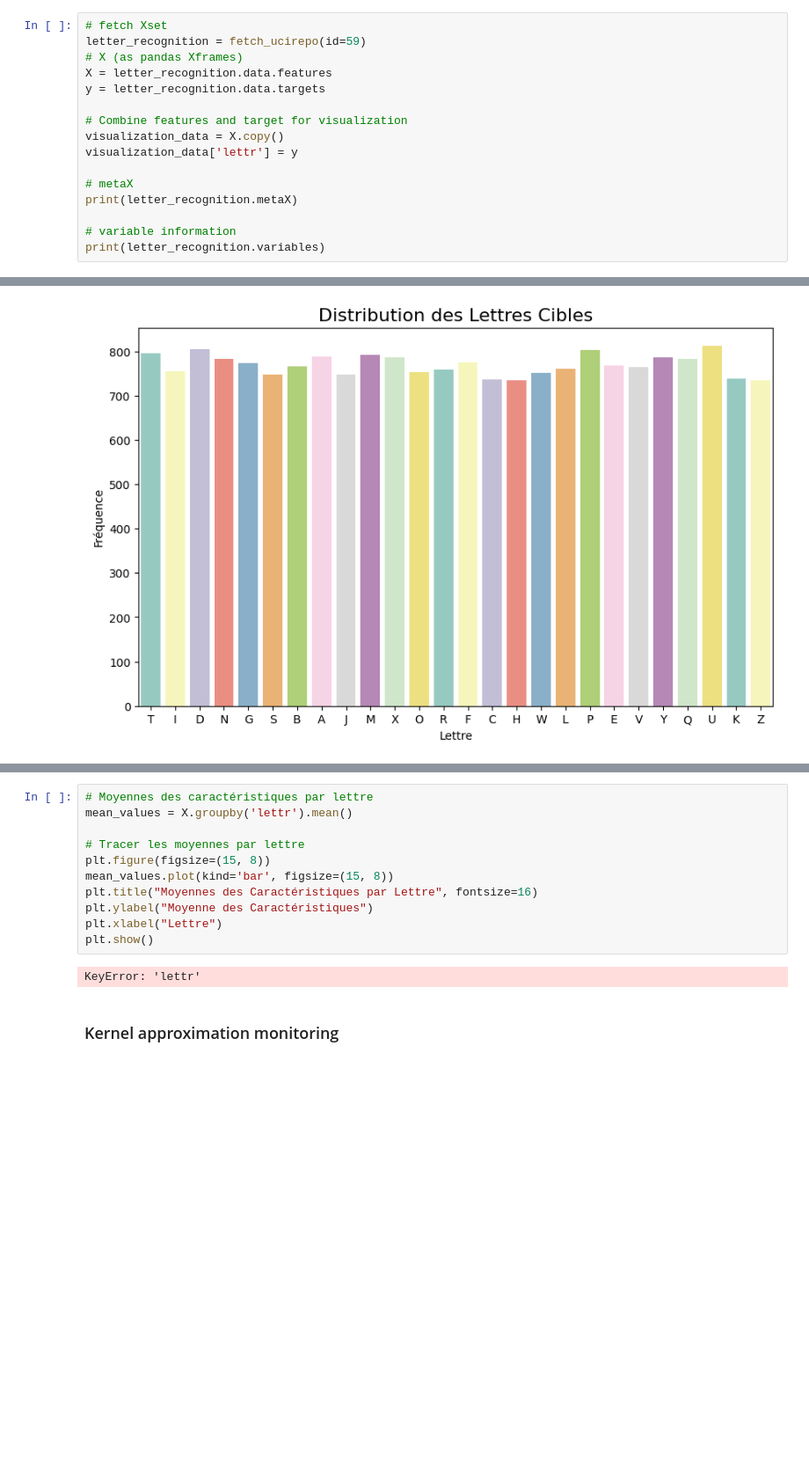
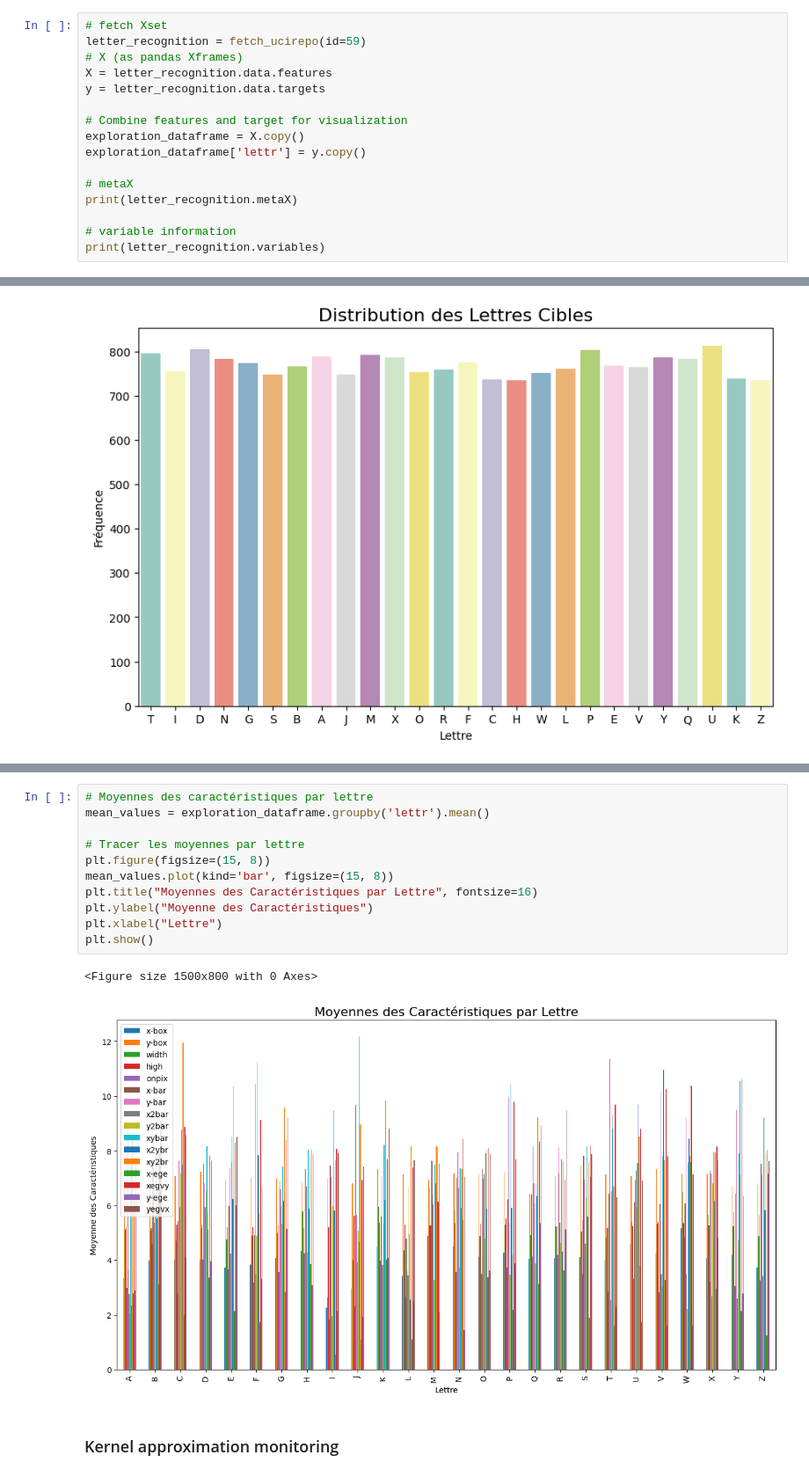
Before and after one commit to nourhez09/Kernel-approximation, a Jupyter notebook: letter_recognition.ipynb, the cells around one changed output, grey strips where cells are left out. Shown at 88% size. Cells and saved outputs as stored; diff of their text form; blank space fills up the shorter version.

```diff
--- a/letter_recognition.ipynb
+++ b/letter_recognition.ipynb
@@ -15,8 +15,8 @@ X = letter_recognition.data.features
 y = letter_recognition.data.targets
 
 # Combine features and target for visualization
-visualization_data = X.copy()
-visualization_data['lettr'] = y
+exploration_dataframe = X.copy()
+exploration_dataframe['lettr'] = y.copy()
 
 # metaX
 print(letter_recognition.metaX)
@@ -181,16 +172,17 @@ KeyError: 'lettr'
 # %%
 # Moyennes des caractéristiques par lettre
-mean_values = X.groupby('lettr').mean()
+mean_values = exploration_dataframe.groupby('lettr').mean()
 
 # Tracer les moyennes par lettre
 plt.figure(figsize=(15, 8))
 mean_values.plot(kind='bar', figsize=(15, 8))
 plt.title("Moyennes des Caractéristiques par Lettre", fontsize=16)
 plt.ylabel("Moyenne des Caractéristiques")
 plt.xlabel("Lettre")
 plt.show()
 # %% [output]
-KeyError: 'lettr'
+<Figure size 1500x800 with 0 Axes>
+[figure, added]
 # %% [markdown]
 ### Kernel approximation monitoring
 # %%
```
Also changed, not shown: parts of 15 cells of this notebook.
